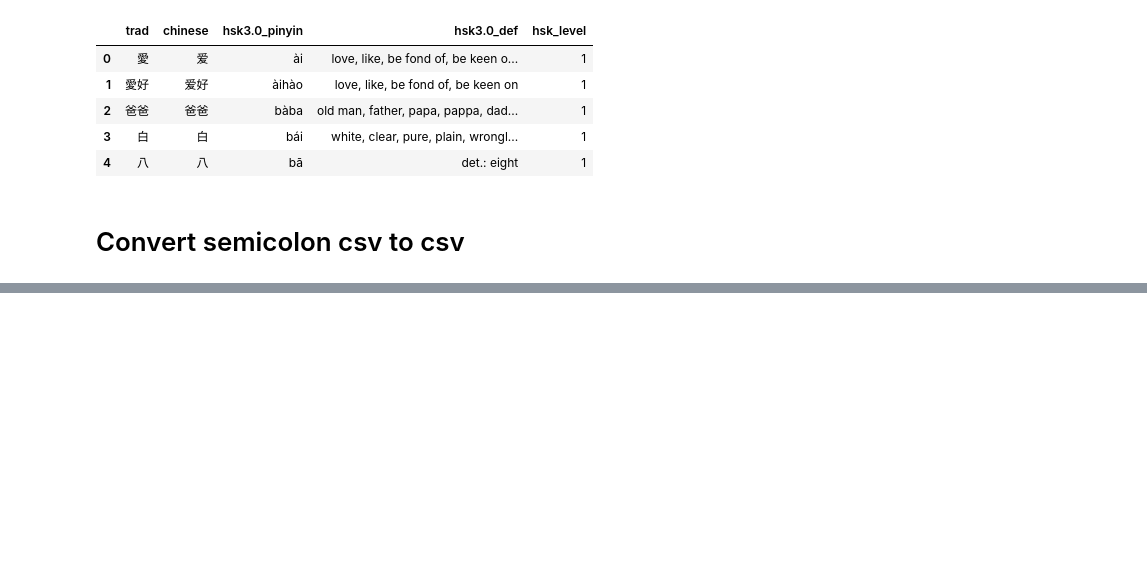
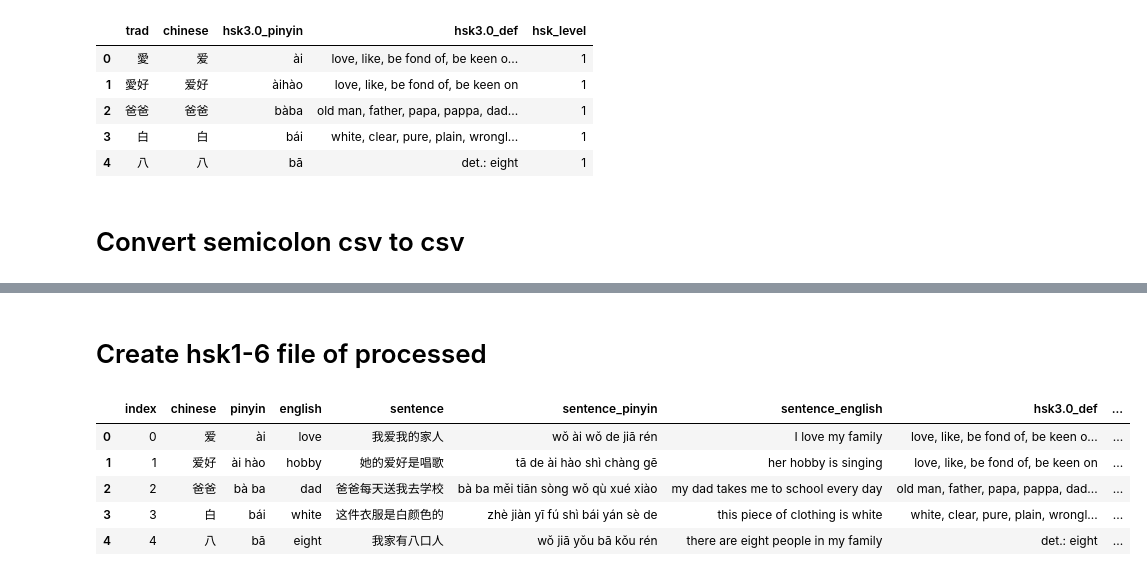
Before and after one commit to srcole/my_mandarin_database, a Jupyter notebook: sandbox.ipynb, the cells around one changed output, grey strips where cells are left out. Cells and saved outputs as stored; diff of their text form; code cells hidden in the pictures; blank space fills up the shorter version.

```diff
--- a/sandbox.ipynb
+++ b/sandbox.ipynb
@@ -306,0 +358,21 @@ df_tmp.to_csv('static/texts/news/20251022_us_china_cyberattack.csv', index=False
+# %% [markdown]
+# Create hsk1-6 file of processed
+# %%
+import glob
+csv_names = sorted(glob.glob('static/hsk/HSK*_sent*.csv'))
+cols_keep = ['chinese', 'pinyin', 'english', 'sentence', 'sentence_pinyin', 'sentence_english', 'hsk3.0_def', 'video_notes']
+individual_dfs = []
+for csv_name in csv_names:
+    df_tmp = pd.read_csv(csv_name)[cols_keep]
+    df_tmp['hsk_level'] = csv_name.split('HSK')[1][0]
+    individual_dfs.append(df_tmp)
+df_hsk1to6 = pd.concat(individual_dfs).reset_index(drop=True).reset_index()
+df_hsk1to6.to_csv('static/hsk/hsk_1to6_sent.csv', index=False)
+df_hsk1to6.head()
+# %% [output]
+|  | index | chinese | pinyin | english | sentence | sentence_pinyin | sentence_english | hsk3.0_def | ... |
+| 0 | 0 | 爱 | ài | love | 我爱我的家人 | wǒ ài wǒ de jiā rén | I love my family | love, like, be fond of, be keen o... | ... |
+| 1 | 1 | 爱好 | ài hào | hobby | 她的爱好是唱歌 | tā de ài hào shì chàng gē | her hobby is singing | love, like, be fond of, be keen on | ... |
+| 2 | 2 | 爸爸 | bà ba | dad | 爸爸每天送我去学校 | bà ba měi tiān sòng wǒ qù xué xiào | my dad takes me to school every day | old man, father, papa, pappa, dad... | ... |
+| 3 | 3 | 白 | bái | white | 这件衣服是白颜色的 | zhè jiàn yī fú shì bái yán sè de | this piece of clothing is white | white, clear, pure, plain, wrongl... | ... |
+| 4 | 4 | 八 | bā | eight | 我家有八口人 | wǒ jiā yǒu bā kǒu rén | there are eight people in my family | det.: eight | ... |
```
Also changed, not shown: parts of 9 cells of this notebook, 6 other files.
